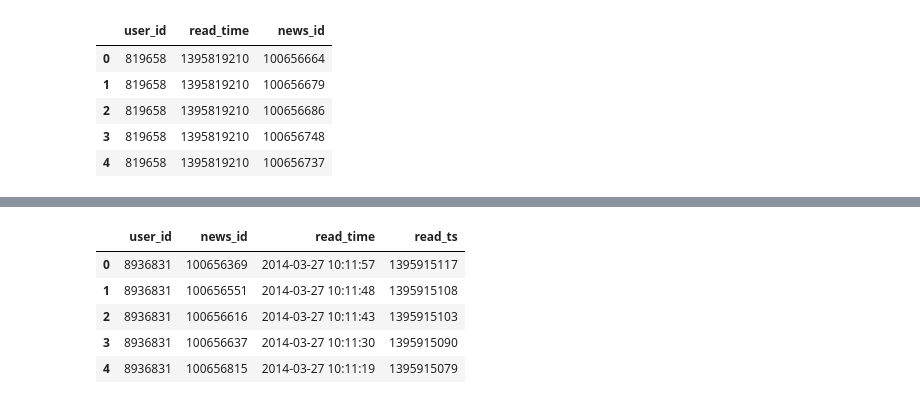
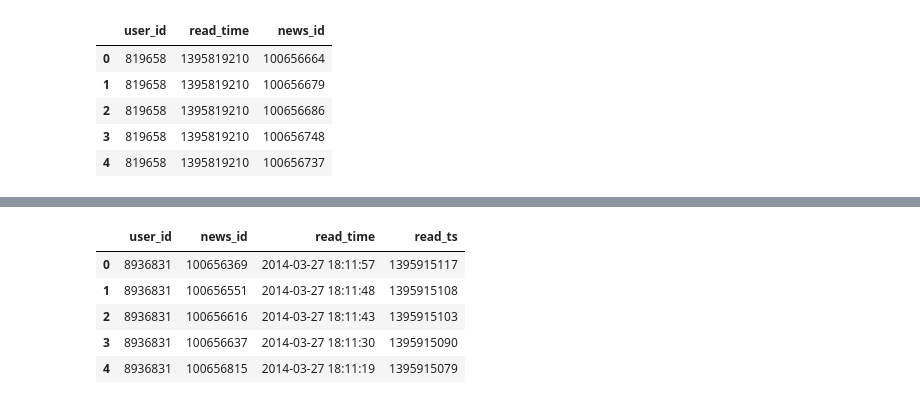
Before and after one commit to Labyrinth108/Content-Based-News-Recommendation-System-in-Spark, a Jupyter notebook: code/Python/load_data_db.ipynb, the cells around one changed output, grey strips where cells are left out. Saved outputs shown, nothing was run; the diff lists cells and outputs as text; code cells hidden in the pictures.

```diff
--- a/code/Python/load_data_db.ipynb
+++ b/code/Python/load_data_db.ipynb
@@ -213,19 +221,22 @@ recommend_data[:10]
 # %%
 recommend_data.to_sql(name="app_recommendset", con=engine, if_exists='append', index=False)
 # %%
+import pandas as pd
+import datetime
+
 # load in Real User Click Data in the test set
 file = dir + "/data/test_old_user_records.txt"
 clickdata = pd.read_csv(file,names = ['user_id', 'news_id','read_time'], header = None)
 clickdata['read_ts'] = clickdata['read_time']
 clickdata['read_time'] = clickdata['read_time'].apply(
-    lambda x: pd.to_datetime(x, unit='s'))
+    lambda x: pd.to_datetime(x, unit='s') + datetime.timedelta(hours=8))
 clickdata.head()
 # %% [output]
 |  | user_id | news_id | read_time | read_ts |
-| 0 | 8936831 | 100656369 | 2014-03-27 10:11:57 | 1395915117 |
-| 1 | 8936831 | 100656551 | 2014-03-27 10:11:48 | 1395915108 |
-| 2 | 8936831 | 100656616 | 2014-03-27 10:11:43 | 1395915103 |
-| 3 | 8936831 | 100656637 | 2014-03-27 10:11:30 | 1395915090 |
-| 4 | 8936831 | 100656815 | 2014-03-27 10:11:19 | 1395915079 |
+| 0 | 8936831 | 100656369 | 2014-03-27 18:11:57 | 1395915117 |
+| 1 | 8936831 | 100656551 | 2014-03-27 18:11:48 | 1395915108 |
+| 2 | 8936831 | 100656616 | 2014-03-27 18:11:43 | 1395915103 |
+| 3 | 8936831 | 100656637 | 2014-03-27 18:11:30 | 1395915090 |
+| 4 | 8936831 | 100656815 | 2014-03-27 18:11:19 | 1395915079 |
 # %%
 clickdata.to_sql(name="app_clickrecords", con=engine, if_exists='append', index=False)
```
Also changed, not shown: parts of 11 cells of this notebook, 7 other files.
